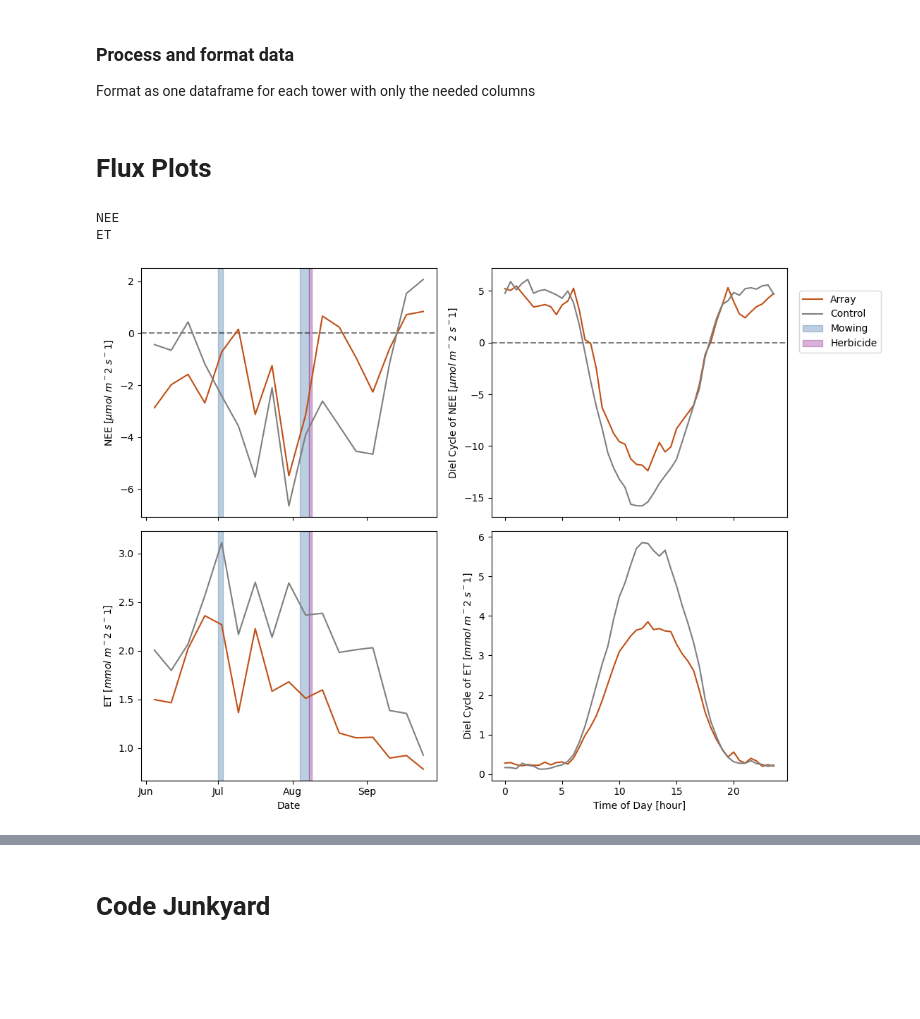
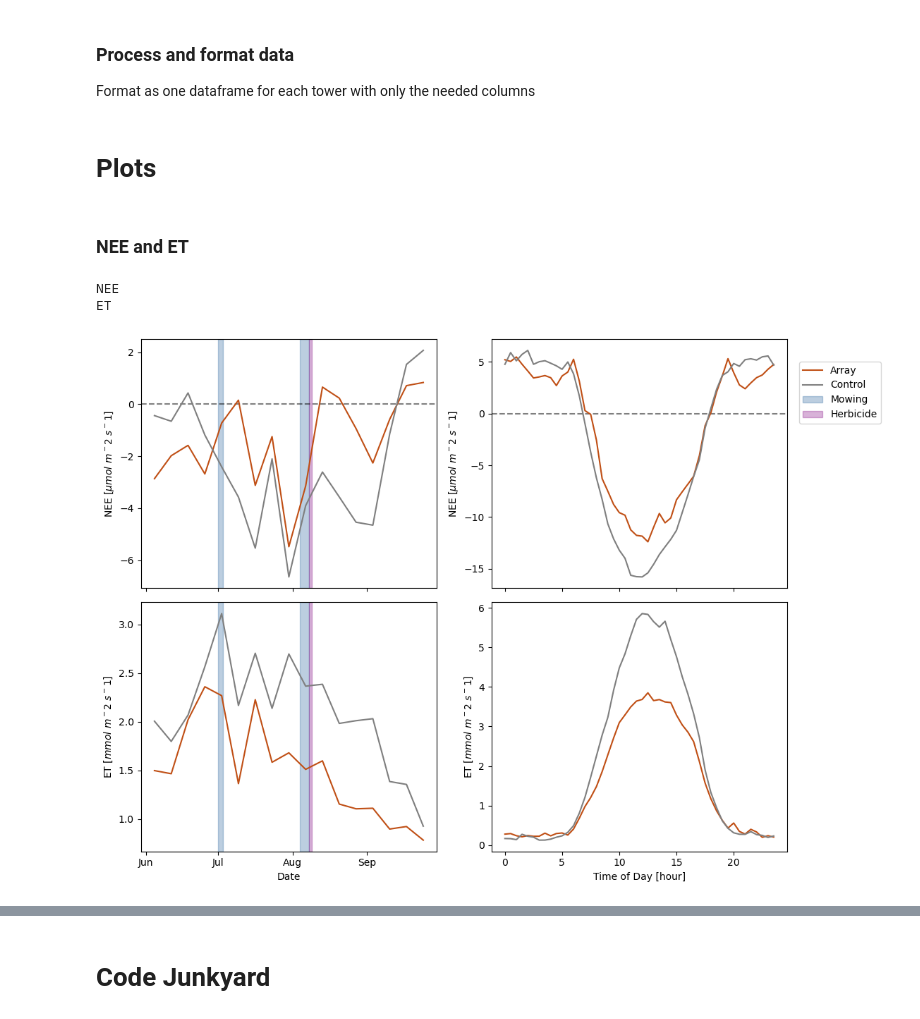
Before and after one commit to ermather/Kogonsa_Solar_obs_analysis, a Jupyter notebook: obs_analysis/AVRF_manuscript_figs.ipynb, the cells around one changed output, grey strips where cells are left out. Drawn from its saved outputs; the diff is of its cells as text; code cells hidden in the pictures; blank space fills up the shorter version.

Commit message:
Micromet plot, cleaned up notebook, started energy balance plot

```diff
--- a/obs_analysis/AVRF_manuscript_figs.ipynb
+++ b/obs_analysis/AVRF_manuscript_figs.ipynb
@@ -194,15 +195,13 @@ for tow in towdat_dict.keys():
             #Set column in new dataframe to processed column data
             use_towdat[new_var_name] = col_data
 # %% [markdown]
-# Flux Plots
+# Plots
+# %% [markdown]
+### NEE and ET
 # %%
 #Flux plots (NEE and ET)
 
-#Change dates and variable
-sd_cut = dt.datetime(2025,6,4)
-ed_cut = dt.datetime(2025, 9, 25)
-
-#[short var name, var name in dataframe, units, LE conversion factor, min val, max val, unit conversion for cumulative]
+#Dictionary with variable names and units
 vardict = {'NEE': '[$\mu mol \ m^-2 \ s^-1$]',
            'ET': '[$mmol \ m^-2 \ s^-1$]',
 }
@@ -252,33 +251,33 @@ for i in range(len(vardict.keys())): #Need i for plotting
     KSA_day_cyc = day_cyc(KSA_use[var])
     KSC_day_cyc = day_cyc(KSC_use[var])
 
-    axr.set_ylabel('Diel Cycle of ' + var  + ' ' + units)
+    axr.set_ylabel(var  + ' ' + units)
 
 
     axr.plot(hh_index, KSA_day_cyc, c = arraycolor)
     axr.plot(hh_index, KSC_day_cyc, c = colordict['control'])
 
 
     if not handles: #handles is a list which returns false if empty (if empty, then include values l1 and l2)
         handles = [l1[0], l2[0], m1, m2]
 
 
 axl.xaxis.set_major_locator(mdates.MonthLocator())  # Tick at start of each month
 axl.xaxis.set_major_formatter(mdates.DateFormatter('%b'))  # Format as abbreviated month name
 
 #X-axis labels
 axl.set_xlabel('Date')
 axr.set_xlabel('Time of Day [hour]')
 
 #Add figure legend
 fig.legend(handles, ['Array', 'Control', 'Mowing', 'Herbicide'], loc = 'upper right', bbox_to_anchor=(1.125, .95))
 
 #Save figure
 save_base_path = r'C:\Users\emily\Documents\Grad_School\Research\Solar\Figures\AVRF_manuscript\\'
 fig.tight_layout()
 # plt.savefig(save_base_path + 'all_flux_plots.png', bbox_inches=Bbox([[0,-.2],figsize]))
 plt.savefig(save_base_path + 'all_flux_plots.png', bbox_inches='tight')
 # %% [output]
 NEE
 ET
-[figure, old version]
+[figure, new version]
```
Also changed, not shown: parts of 17 cells of this notebook.
